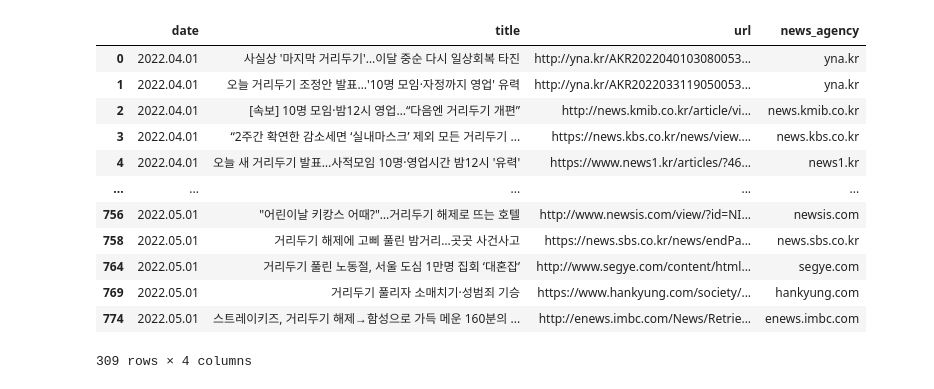
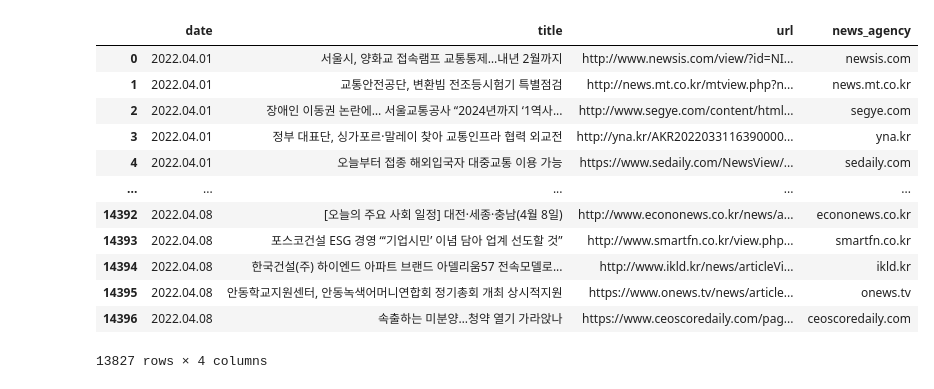
Before and after one commit to redish0317/web_crawling_practice, a Jupyter notebook: naver_news_crawling.ipynb, the cells around one changed output. Drawn from its saved outputs; the diff is of its cells as text; code cells hidden in the pictures.

```diff
--- a/naver_news_crawling.ipynb
+++ b/naver_news_crawling.ipynb
@@ -147,19 +147,19 @@ def main_text_crawling():
     '''
     return None
 # %%
-df = naver_news_url_crawling(search_keyword='사회적 거리두기',max_count_per_day=5,startdate='20220401',enddate='20220501')
+df = naver_news_url_crawling(search_keyword='교통',startdate='20220401',enddate='20220408')
 df
 # %% [output]
 |  | date | title | url | news_agency |
-| 0 | 2022.04.01 | 사실상 '마지막 거리두기'…이달 중순 다시 일상회복 타진 | http://yna.kr/AKR2022040103080053... | yna.kr |
-| 1 | 2022.04.01 | 오늘 거리두기 조정안 발표…'10명 모임·자정까지 영업' 유력 | http://yna.kr/AKR2022033119050053... | yna.kr |
-| 2 | 2022.04.01 | [속보] 10명 모임·밤12시 영업…“다음엔 거리두기 개편” | http://news.kmib.co.kr/article/vi... | news.kmib.co.kr |
-| 3 | 2022.04.01 | “2주간 확연한 감소세면 ‘실내마스크’ 제외 모든 거리두기 ... | https://news.kbs.co.kr/news/view.... | news.kbs.co.kr |
-| 4 | 2022.04.01 | 오늘 새 거리두기 발표…사적모임 10명·영업시간 밤12시 '유력' | https://www.news1.kr/articles/?46... | news1.kr |
+| 0 | 2022.04.01 | 서울시, 양화교 접속램프 교통통제…내년 2월까지 | http://www.newsis.com/view/?id=NI... | newsis.com |
+| 1 | 2022.04.01 | 교통안전공단, 변환빔 전조등시험기 특별점검 | http://news.mt.co.kr/mtview.php?n... | news.mt.co.kr |
+| 2 | 2022.04.01 | 장애인 이동권 논란에… 서울교통공사 “2024년까지 ‘1역사... | http://www.segye.com/content/html... | segye.com |
+| 3 | 2022.04.01 | 정부 대표단, 싱가포르·말레이 찾아 교통인프라 협력 외교전 | http://yna.kr/AKR2022033116390000... | yna.kr |
+| 4 | 2022.04.01 | 오늘부터 접종 해외입국자 대중교통 이용 가능 | https://www.sedaily.com/NewsView/... | sedaily.com |
 | ... | ... | ... | ... | ... |
-| 756 | 2022.05.01 | "어린이날 키캉스 어때?"…거리두기 해제로 뜨는 호텔 | http://www.newsis.com/view/?id=NI... | newsis.com |
-| 758 | 2022.05.01 | 거리두기 해제에 고삐 풀린 밤거리…곳곳 사건사고 | https://news.sbs.co.kr/news/endPa... | news.sbs.co.kr |
-| 764 | 2022.05.01 | 거리두기 풀린 노동절, 서울 도심 1만명 집회 ‘대혼잡’ | http://www.segye.com/content/html... | segye.com |
-| 769 | 2022.05.01 | 거리두기 풀리자 소매치기·성범죄 기승 | https://www.hankyung.com/society/... | hankyung.com |
-| 774 | 2022.05.01 | 스트레이키즈, 거리두기 해제→함성으로 가득 메운 160분의 ... | http://enews.imbc.com/News/Retrie... | enews.imbc.com |
+| 14392 | 2022.04.08 | [오늘의 주요 사회 일정] 대전·세종·충남(4월 8일) | http://www.econonews.co.kr/news/a... | econonews.co.kr |
+| 14393 | 2022.04.08 | 포스코건설 ESG 경영 “‘기업시민’ 이념 담아 업계 선도할 것” | http://www.smartfn.co.kr/view.php... | smartfn.co.kr |
+| 14394 | 2022.04.08 | 한국건설(주) 하이엔드 아파트 브랜드 아델리움57 전속모델로... | http://www.ikld.kr/news/articleVi... | ikld.kr |
+| 14395 | 2022.04.08 | 안동학교지원센터, 안동녹색어머니연합회 정기총회 개최 상시적지원 | https://www.onews.tv/news/article... | onews.tv |
+| 14396 | 2022.04.08 | 속출하는 미분양…청약 열기 가라앉나 | https://www.ceoscoredaily.com/pag... | ceoscoredaily.com |
-309 rows × 4 columns
+13827 rows × 4 columns
```
Also changed, not shown: parts of 9 cells of this notebook.
